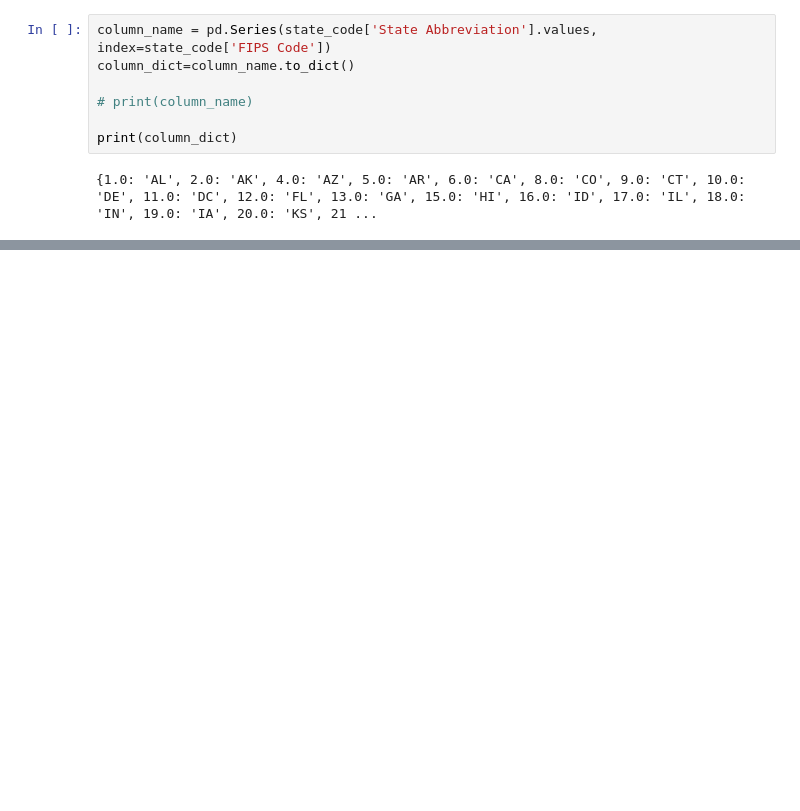
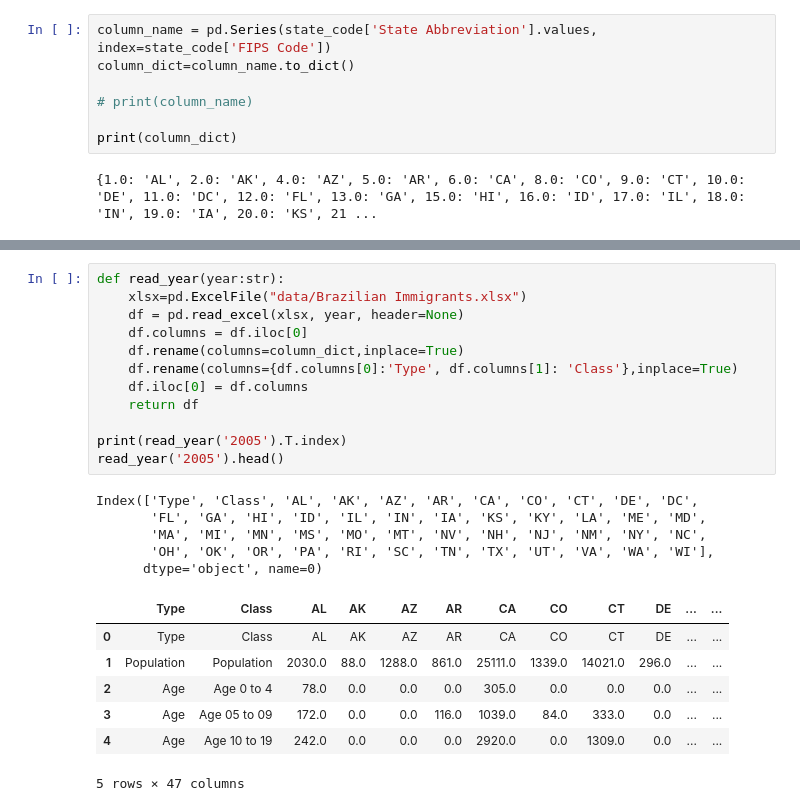
Before and after one commit to BU-Spark/ds-boston-bpda-br-census, a Jupyter notebook: Team 3 Code/plotByYear.ipynb, the cells around one changed output, grey strips where cells are left out. Cells and saved outputs as stored; diff of their text form; blank space fills up the shorter version.

```diff
--- a/Team 3 Code/plotByYear.ipynb
+++ b/Team 3 Code/plotByYear.ipynb
@@ -79,0 +26,25 @@ df
+# %%
+def read_year(year:str):
+    xlsx=pd.ExcelFile("data/Brazilian Immigrants.xlsx")
+    df = pd.read_excel(xlsx, year, header=None)
+    df.columns = df.iloc[0]
+    df.rename(columns=column_dict,inplace=True)
+    df.rename(columns={df.columns[0]:'Type', df.columns[1]: 'Class'},inplace=True)
+    df.iloc[0] = df.columns
+    return df
+
+print(read_year('2005').T.index)
+read_year('2005').head()
+# %% [output]
+Index(['Type', 'Class', 'AL', 'AK', 'AZ', 'AR', 'CA', 'CO', 'CT', 'DE', 'DC',
+       'FL', 'GA', 'HI', 'ID', 'IL', 'IN', 'IA', 'KS', 'KY', 'LA', 'ME', 'MD',
+       'MA', 'MI', 'MN', 'MS', 'MO', 'MT', 'NV', 'NH', 'NJ', 'NM', 'NY', 'NC',
+       'OH', 'OK', 'OR', 'PA', 'RI', 'SC', 'TN', 'TX', 'UT', 'VA', 'WA', 'WI'],
+      dtype='object', name=0)
+|  | Type | Class | AL | AK | AZ | AR | CA | CO | CT | DE | ... | ... |
+| 0 | Type | Class | AL | AK | AZ | AR | CA | CO | CT | DE | ... | ... |
+| 1 | Population | Population | 2030.0 | 88.0 | 1288.0 | 861.0 | 25111.0 | 1339.0 | 14021.0 | 296.0 | ... | ... |
+| 2 | Age | Age 0 to 4 | 78.0 | 0.0 | 0.0 | 0.0 | 305.0 | 0.0 | 0.0 | 0.0 | ... | ... |
+| 3 | Age | Age 05 to 09 | 172.0 | 0.0 | 0.0 | 116.0 | 1039.0 | 84.0 | 333.0 | 0.0 | ... | ... |
+| 4 | Age | Age 10 to 19 | 242.0 | 0.0 | 0.0 | 0.0 | 2920.0 | 0.0 | 1309.0 | 0.0 | ... | ... |
+5 rows × 47 columns
```
Also changed, not shown: parts of 27 cells of this notebook, 15 other files.
